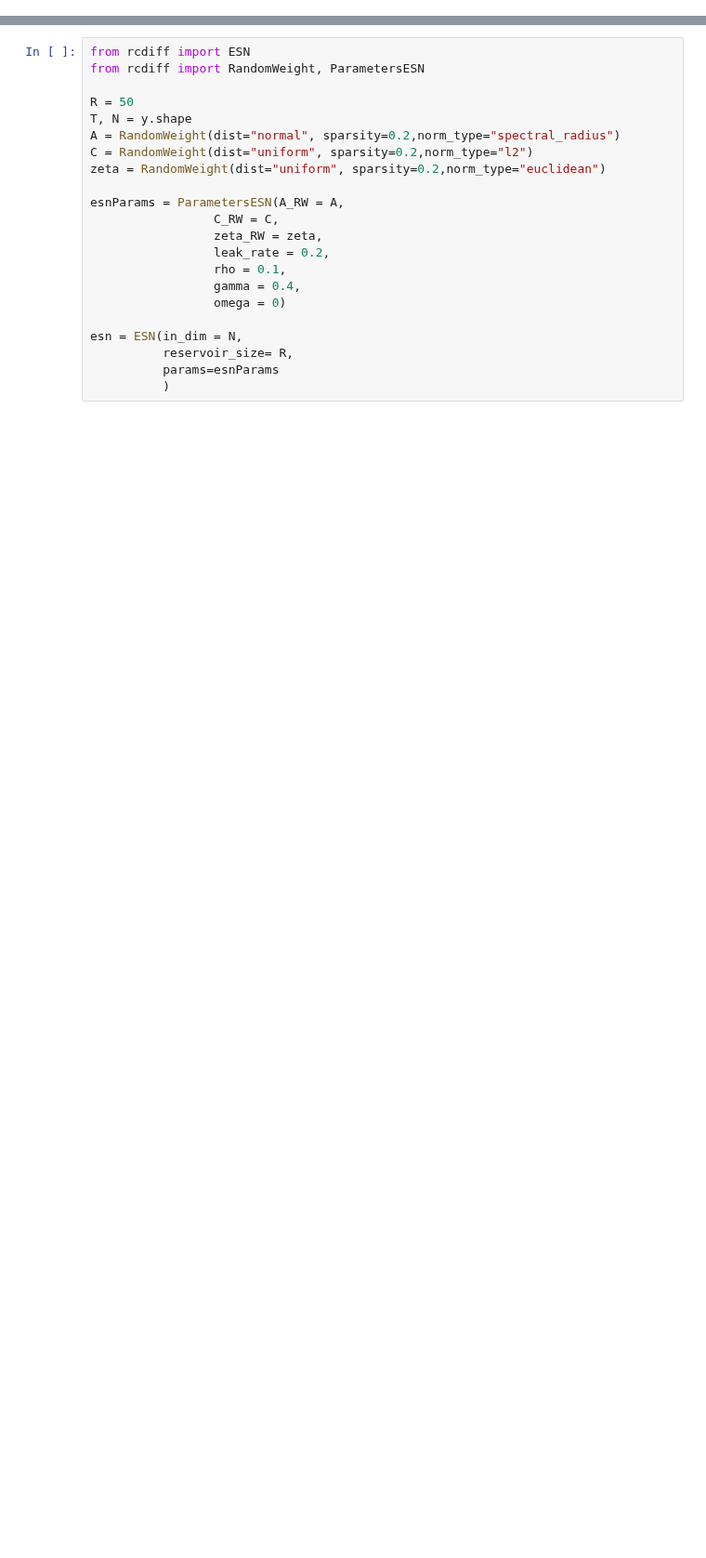
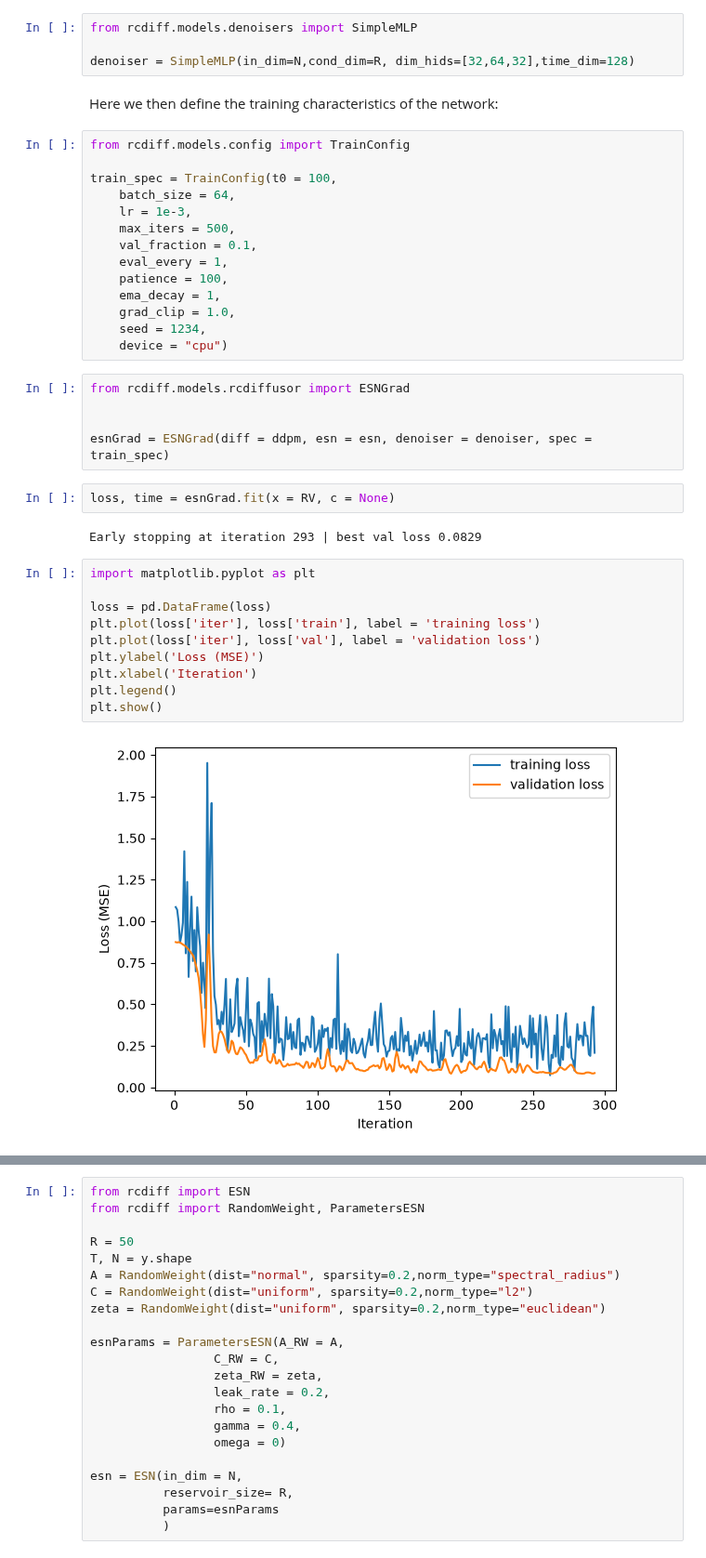
Before and after one commit to jacoporauseo/RC-Diffusion-Models-for-Time-Series-Generation, a Jupyter notebook: esn_test.ipynb, the cells around one changed output, grey strips where cells are left out. Shown at 93% size. Drawn from its saved outputs; the diff is of its cells as text; blank space fills up the shorter version.

```diff
--- a/esn_test.ipynb
+++ b/esn_test.ipynb
@@ -10,0 +67,41 @@ from rcdiff.data.var import VAR
+# %%
+from rcdiff.models.denoisers import SimpleMLP
+
+denoiser = SimpleMLP(in_dim=N,cond_dim=R, dim_hids=[32,64,32],time_dim=128)
+# %% [markdown]
+Here we then define the training characteristics of the network:
+# %%
+from rcdiff.models.config import TrainConfig
+
+train_spec = TrainConfig(t0 = 100,
+    batch_size = 64,
+    lr = 1e-3,
+    max_iters = 500,
+    val_fraction = 0.1,
+    eval_every = 1,
+    patience = 100,
+    ema_decay = 1,
+    grad_clip = 1.0,
+    seed = 1234,
+    device = "cpu")
+# %%
+from rcdiff.models.rcdiffusor import ESNGrad
+
+
+esnGrad = ESNGrad(diff = ddpm, esn = esn, denoiser = denoiser, spec = train_spec)
+# %%
+loss, time = esnGrad.fit(x = RV, c = None)
+# %% [output]
+Early stopping at iteration 293 | best val loss 0.0829
+# %%
+import matplotlib.pyplot as plt
+
+loss = pd.DataFrame(loss)
+plt.plot(loss['iter'], loss['train'], label = 'training loss')
+plt.plot(loss['iter'], loss['val'], label = 'validation loss')
+plt.ylabel('Loss (MSE)')
+plt.xlabel('Iteration')
+plt.legend()
+plt.show()
+# %% [output]
+[figure, added]
```
Also changed, not shown: parts of 16 cells of this notebook, 10 other files.
